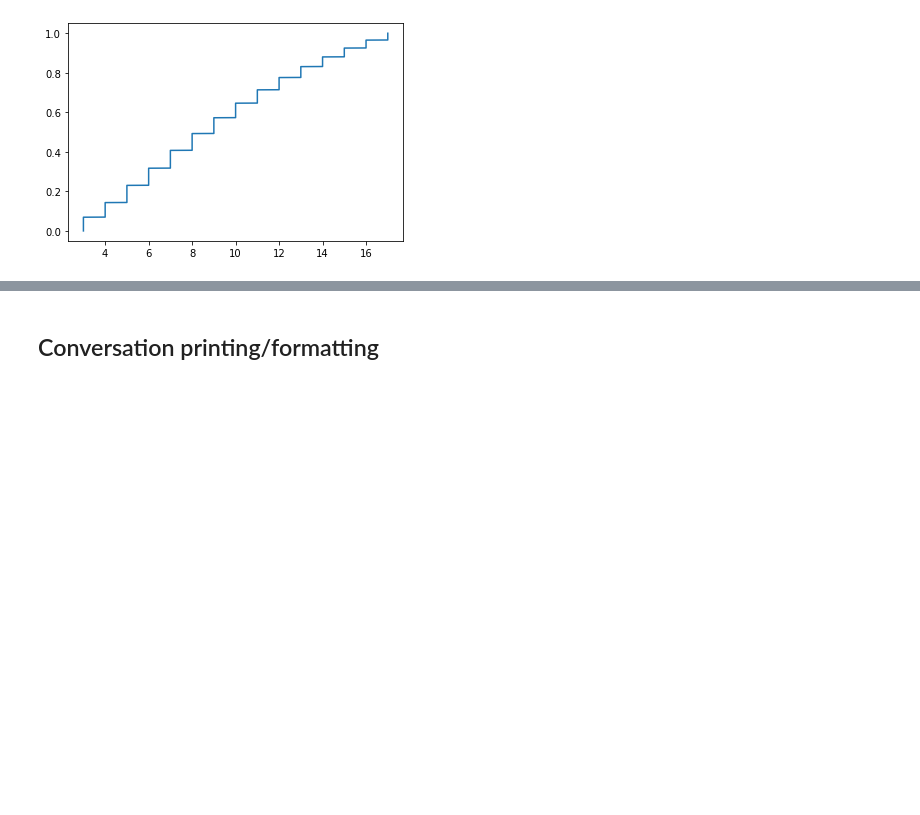
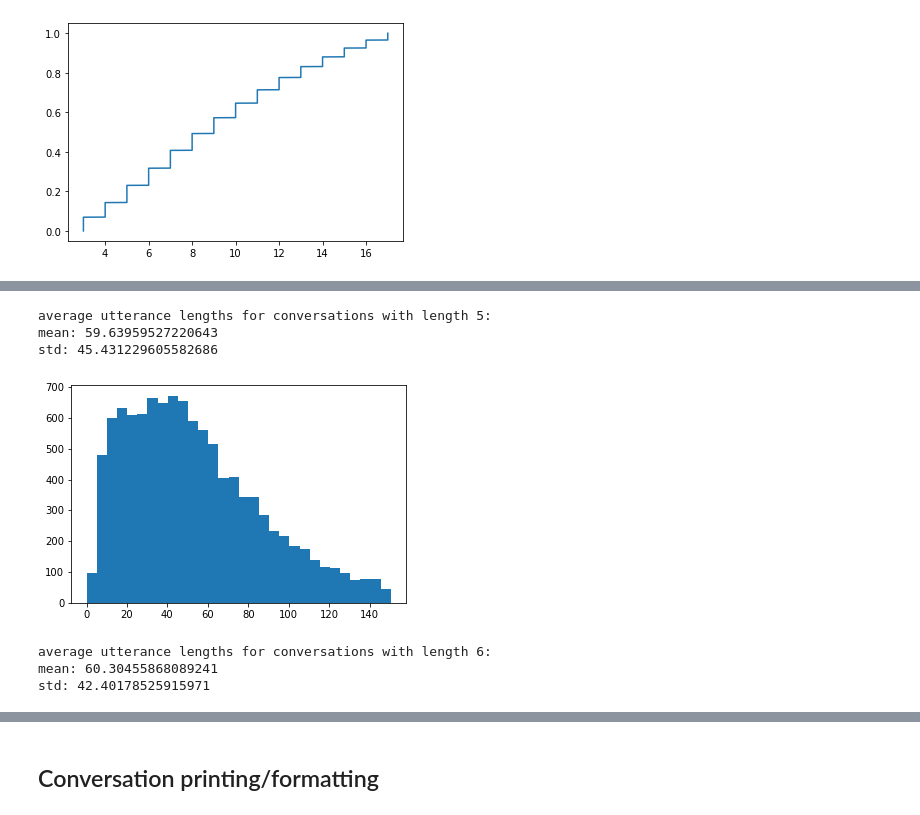
Before and after one commit to davidmkwon/reddit-summarization, a Jupyter notebook: data/travel.ipynb, the cells around one changed output, grey strips where cells are left out. Drawn from its saved outputs; the diff is of its cells as text; code cells hidden in the pictures; blank space fills up the shorter version.

```diff
--- a/data/travel.ipynb
+++ b/data/travel.ipynb
@@ -223,0 +262,12 @@ util.plot_conv_lengths_cdf(conv_lengths, low=0, high=17)
+# %%
+print("""average utterance lengths for conversations with length {}:
+mean: {}
+std: {}""".format(conv_length, utt_avg_mean, utt_avg_std))
+# %% [output]
+average utterance lengths for conversations with length 5:
+mean: 59.63959527220643
+std: 45.431229605582686
+# %%
+util.plot_conv_lengths_histogram(utt_avg, low=0, high=utt_avg_mean+2*utt_avg_std)
+# %% [output]
+[figure, added]
@@ -223,0 +280,8 @@ util.plot_conv_lengths_cdf(conv_lengths, low=0, high=17)
+# %%
+print("""average utterance lengths for conversations with length {}:
+mean: {}
+std: {}""".format(conv_length, utt_avg_mean, utt_avg_std))
+# %% [output]
+average utterance lengths for conversations with length 6:
+mean: 60.30455868089241
+std: 42.40178525915971
```
Also changed, not shown: parts of 35 cells of this notebook, 1 other file.
